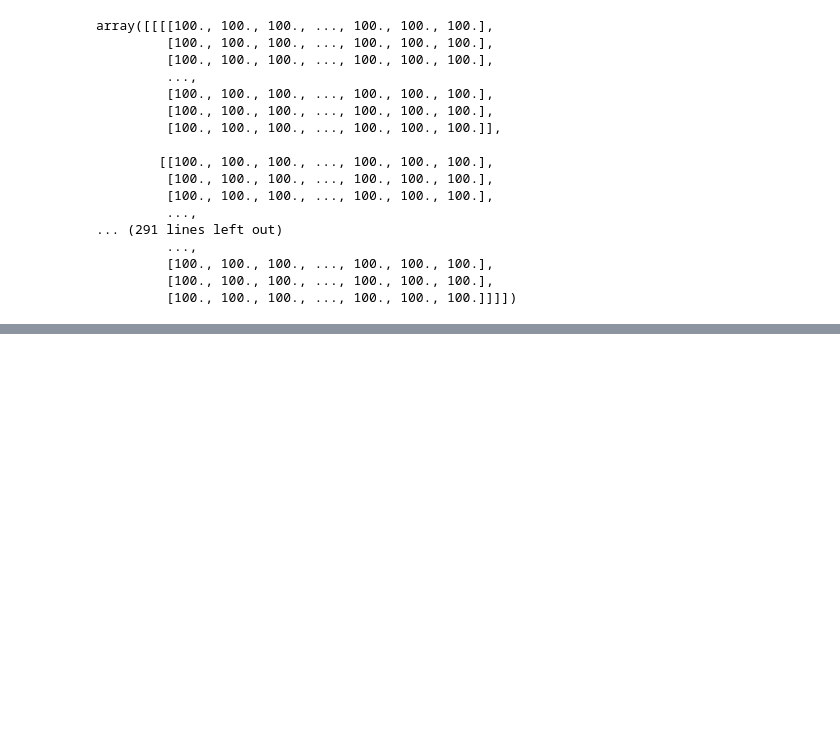
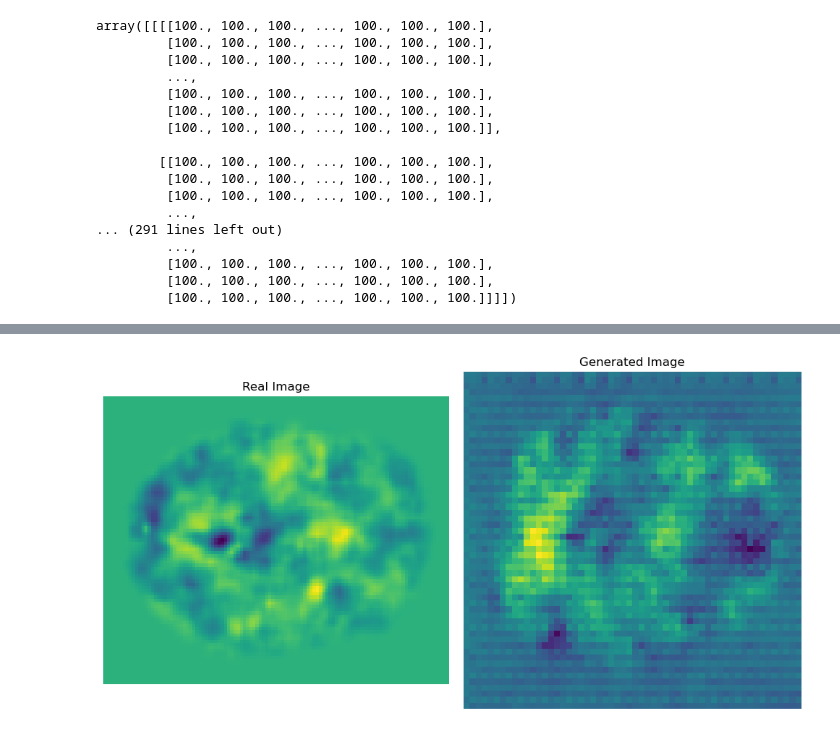
Before and after one commit to HuanPham5/SCZvsControlsFMRI, a Jupyter notebook: basic-gan.ipynb, the cells around one changed output, grey strips where cells are left out. Drawn from its saved outputs; the diff is of its cells as text; code cells hidden in the pictures; blank space fills up the shorter version.

```diff
--- a/basic-gan.ipynb
+++ b/basic-gan.ipynb
@@ -319,0 +202,3 @@ imgplot = plt.imshow(t1_data[:, :, 32, 2])
+# %%
+# Assuming image_data is your list of 3D arrays
+image_data_normalized = [(img - np.min(img)) / (np.max(img) - np.min(img)) * 2 - 1 for img in image_data]
@@ -319,0 +311,11 @@ imgplot = plt.imshow(t1_data[:, :, 32, 2])
+# %%
+# conv3d skip one of the dimension out
+import scipy.ndimage
+
+def resize_image(image, new_shape):
+    factors = (
+        new_shape[0]/image.shape[0],
+        new_shape[1]/image.shape[1],
+        new_shape[2]/image.shape[2]
+    )
+    return scipy.ndimage.zoom(image, factors, order=1)  # order=1 is bilinear interpolation
@@ -319,0 +355,3 @@ imgplot = plt.imshow(t1_data[:, :, 32, 2])
+# %%
+# Train the GAN
+train_gan(gan, train_dataset, z_dim=100, epochs=10000)
@@ -319,0 +376,31 @@ imgplot = plt.imshow(t1_data[:, :, 32, 2])
+# %%
+import matplotlib.pyplot as plt
+import numpy as np
+
+# Generate a single fake image
+z = np.random.normal(0, 1, (1, z_dim))
+generated_image = generator.predict(z)[0]  # [0] to get the single image from the batch
+
+# Get a single real image
+# Use an iterator to get a batch of real images from train_dataset, then take the first image from the batch
+real_images_labels = next(iter(train_dataset))
+real_image = real_images_labels[0][0]  # [0][0] to get the first image from the batch
+
+# Plot the real and fake images side by side
+plt.figure(figsize=(10, 5))
+
+# Plot real image
+plt.subplot(1, 2, 1)
+plt.imshow(real_image[:, :,10])  # adjust indexing based on your image data format
+plt.title('Real Image')
+plt.axis('off')
+
+# Plot fake image
+plt.subplot(1, 2, 2)
+plt.imshow(generated_image[:, :, 10])  # adjust indexing based on your image data format
+plt.title('Generated Image')
+plt.axis('off')
+
+plt.tight_layout()
+plt.show()
+# %% [output]
@@ -319,0 +408 @@ imgplot = plt.imshow(t1_data[:, :, 32, 2])
+[figure, added]
```
Also changed, not shown: parts of 41 cells of this notebook, 2 other files.
